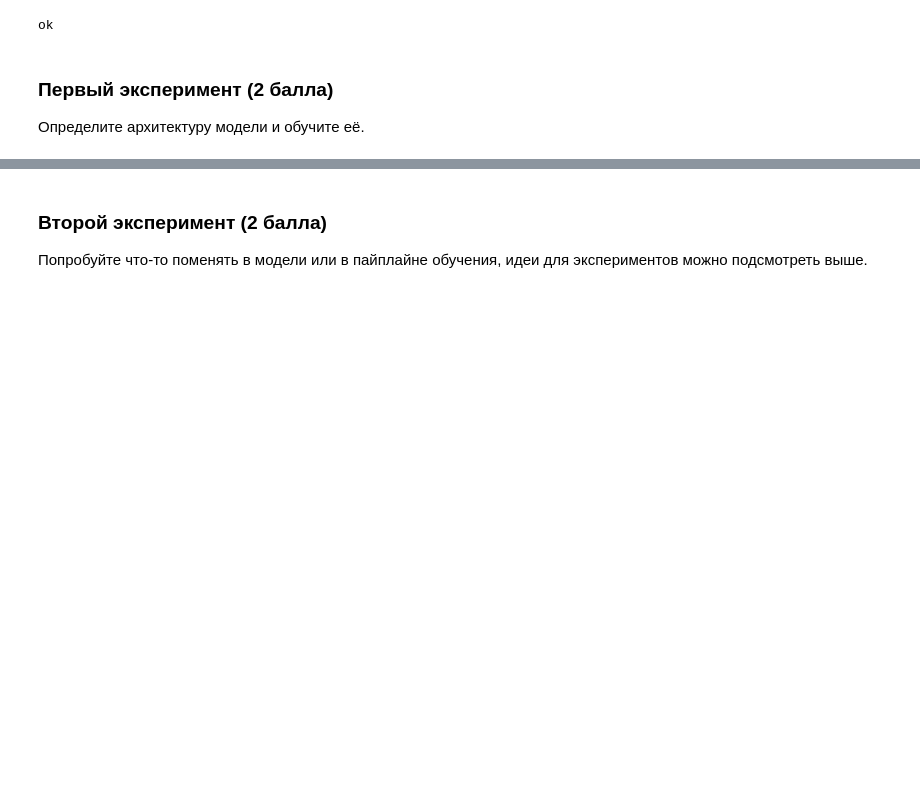
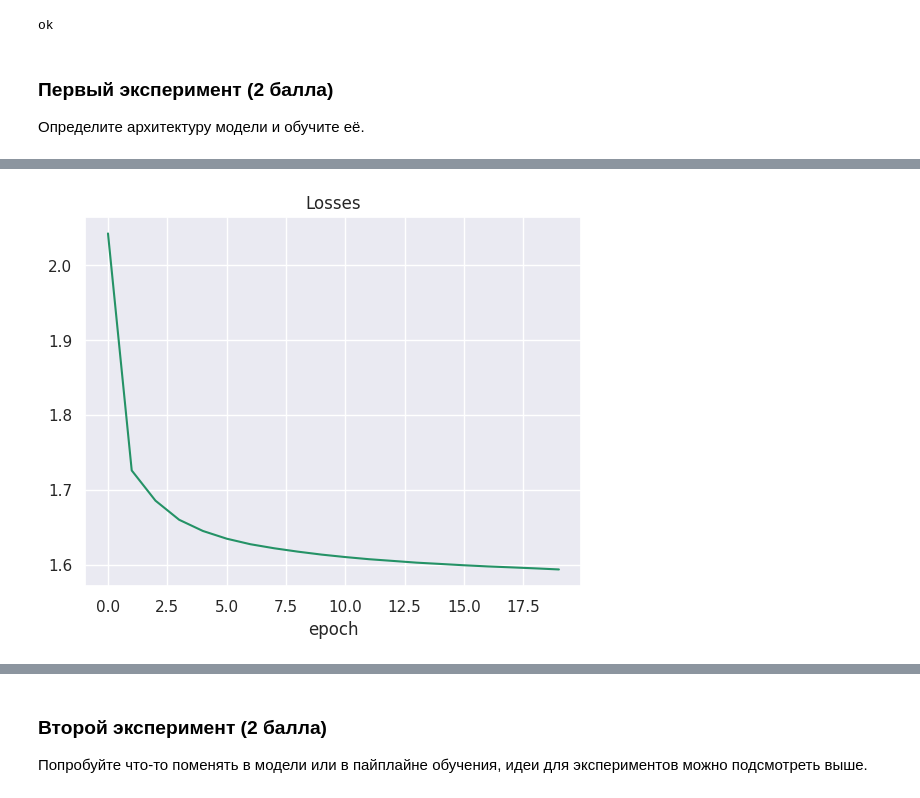
Before and after one commit to syurakshinps/MLDL, a Jupyter notebook: dls-2024-2-hw3.ipynb, the cells around one changed output, grey strips where cells are left out. Cells and saved outputs as stored; diff of their text form; code cells hidden in the pictures; blank space fills up the shorter version.

```diff
--- a/dls-2024-2-hw3.ipynb
+++ b/dls-2024-2-hw3.ipynb
@@ -438,0 +430,27 @@ Epoch 2: Average Loss = 1.6811, Perplexity = 5.0203
+# %%
+losses = [2.042056216248713,
+  1.7256567449154872,
+  1.6853299366716874,
+  1.6597712735461858,
+  1.6448345134211744,
+  1.634553178489893,
+  1.6271377441962662,
+  1.6217554211181684,
+  1.617236777876451,
+  1.6132890993109938,
+  1.6100087548376283,
+  1.6071335590714066,
+  1.6048621702602957,
+  1.6025439533421142,
+  1.6008301820173199,
+  1.5990566271359785,
+  1.5974996395622447,
+  1.5962423899302882,
+  1.5949302035245108,
+  1.593464809276752]
+plt.plot(np.arange(len(losses)), losses)
+plt.title('Losses')
+plt.xlabel("epoch")
+plt.show()
+# %% [output]
+[figure, added]
```
Also changed, not shown: parts of 25 cells of this notebook.
